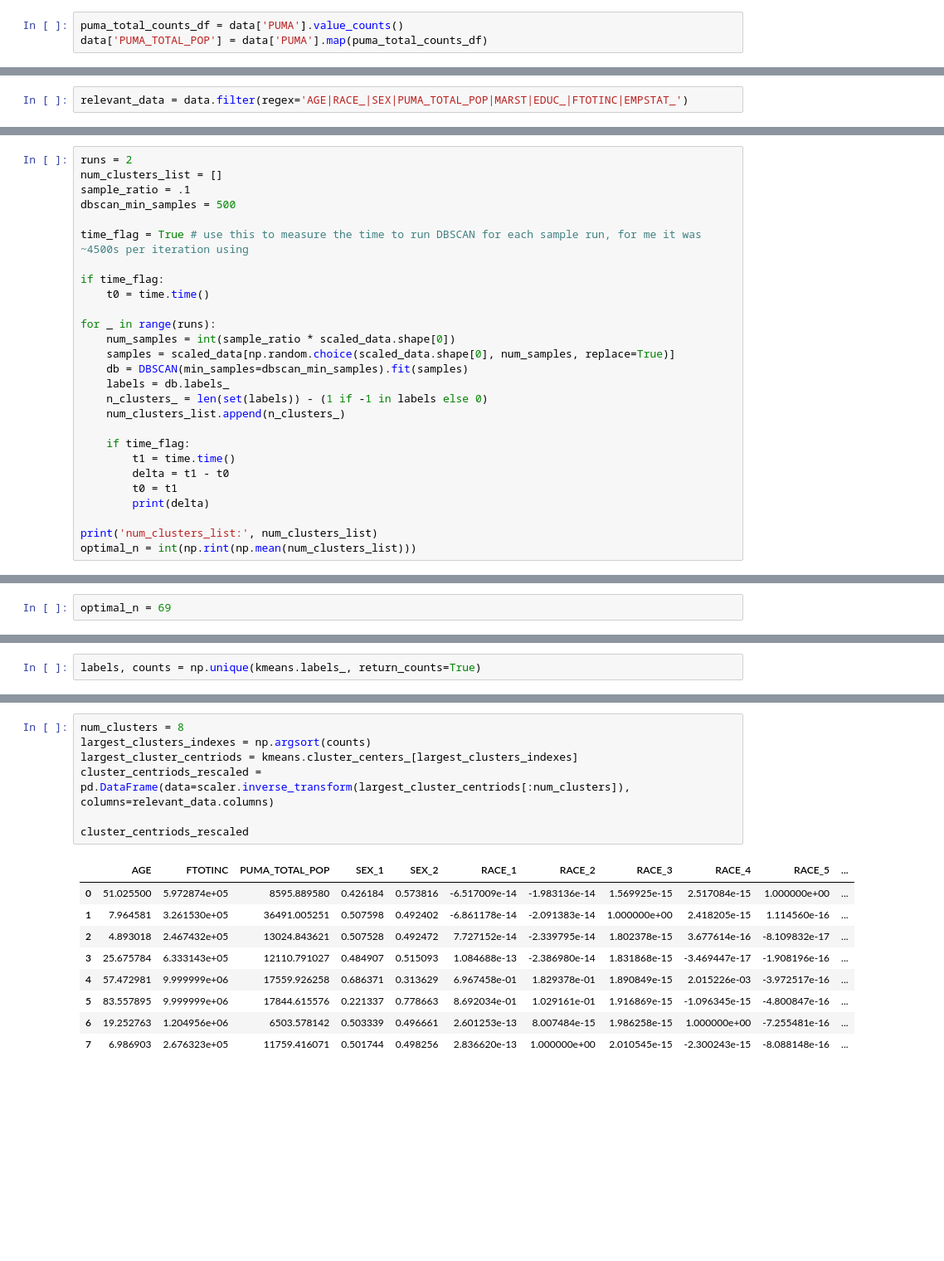
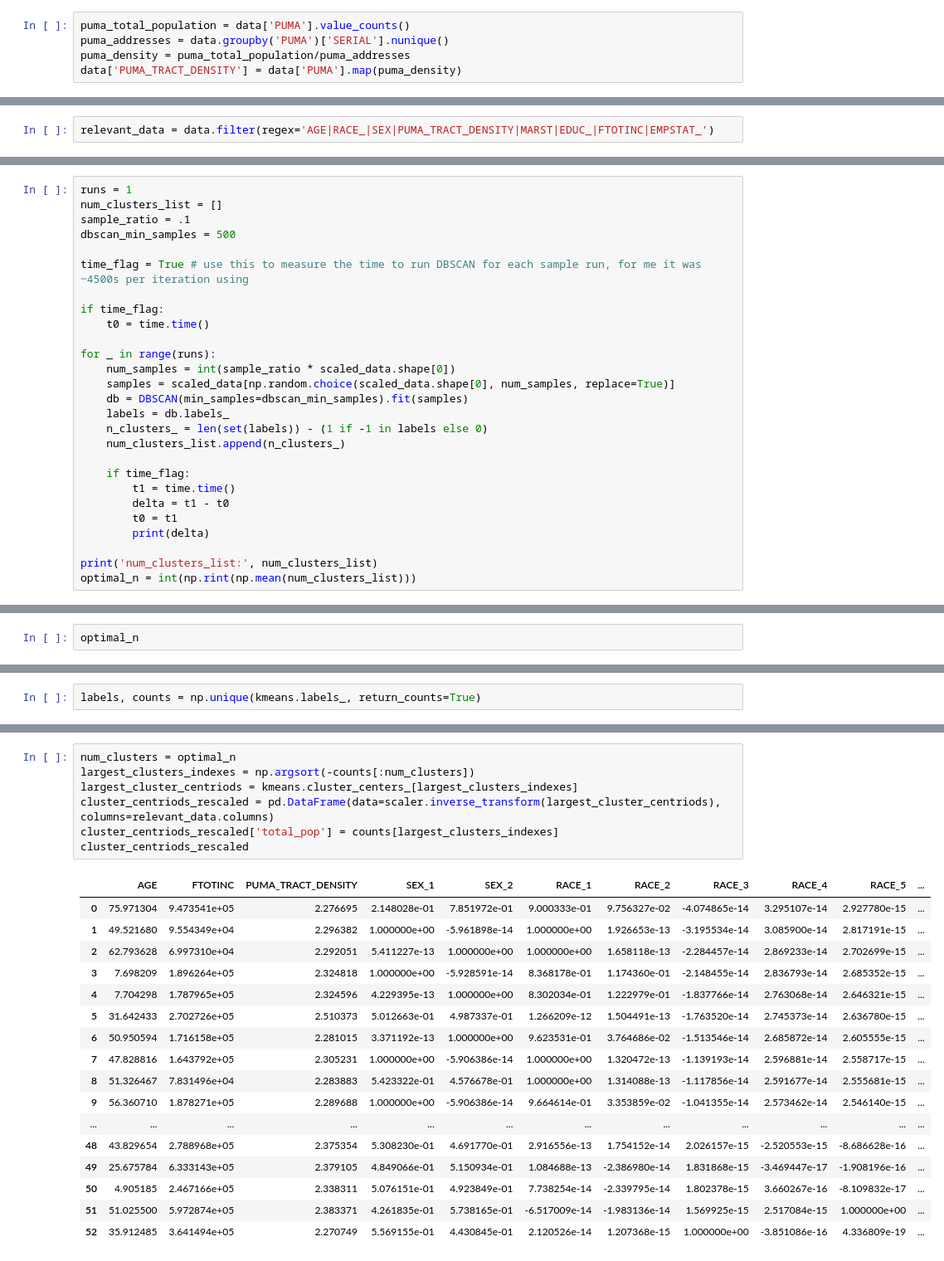
Before and after one commit to atran39/ModalAmerican, a Jupyter notebook: modal_american.ipynb, the cells around one changed output, grey strips where cells are left out. Shown at 83% size. Drawn from its saved outputs; the diff is of its cells as text; blank space fills up the shorter version.

```diff
--- a/modal_american.ipynb
+++ b/modal_american.ipynb
@@ -28,5 +28,7 @@ data.head()
 # %% [markdown]
 For neighborhood type category, need to calculate tract-weighted average density for each PUMA
 # %%
-puma_total_counts_df = data['PUMA'].value_counts()
-data['PUMA_TOTAL_POP'] = data['PUMA'].map(puma_total_counts_df)
+puma_total_population = data['PUMA'].value_counts()
+puma_addresses = data.groupby('PUMA')['SERIAL'].nunique()
+puma_density = puma_total_population/puma_addresses
+data['PUMA_TRACT_DENSITY'] = data['PUMA'].map(puma_density)
@@ -60,7 +71,7 @@ data.head()
 # %% [markdown]
 Extract only relevant columns and normalize
 # %%
-relevant_data = data.filter(regex='AGE|RACE_|SEX|PUMA_TOTAL_POP|MARST|EDUC_|FTOTINC|EMPSTAT_')
+relevant_data = data.filter(regex='AGE|RACE_|SEX|PUMA_TRACT_DENSITY|MARST|EDUC_|FTOTINC|EMPSTAT_')
 # %%
 relevant_data.columns
 # %% [output]
@@ -78,7 +89,7 @@ scaled_data = scaler.transform(relevant_data)
 # %% [markdown]
 Use DSCAN to estimate # of clusters
 # %%
-runs = 2
+runs = 1
 num_clusters_list = []
 sample_ratio = .1
 dbscan_min_samples = 500
@@ -111,3 +121,3 @@ num_clusters_list: [70, 68]
 # %%
-optimal_n = 69
+optimal_n
 # %% [output]
@@ -126,17 +136,25 @@ plt.show()
 # %%
-num_clusters = 8
-largest_clusters_indexes = np.argsort(counts)
+num_clusters = optimal_n
+largest_clusters_indexes = np.argsort(-counts[:num_clusters])
 largest_cluster_centriods = kmeans.cluster_centers_[largest_clusters_indexes]
-cluster_centriods_rescaled = pd.DataFrame(data=scaler.inverse_transform(largest_cluster_centriods[:num_clusters]), columns=relevant_data.columns)
-
+cluster_centriods_rescaled = pd.DataFrame(data=scaler.inverse_transform(largest_cluster_centriods), columns=relevant_data.columns)
+cluster_centriods_rescaled['total_pop'] = counts[largest_clusters_indexes]
 cluster_centriods_rescaled
 # %% [output]
-|  | AGE | FTOTINC | PUMA_TOTAL_POP | SEX_1 | SEX_2 | RACE_1 | RACE_2 | RACE_3 | RACE_4 | RACE_5 | ... |
-| 0 | 51.025500 | 5.972874e+05 | 8595.889580 | 0.426184 | 0.573816 | -6.517009e-14 | -1.983136e-14 | 1.569925e-15 | 2.517084e-15 | 1.000000e+00 | ... |
-| 1 | 7.964581 | 3.261530e+05 | 36491.005251 | 0.507598 | 0.492402 | -6.861178e-14 | -2.091383e-14 | 1.000000e+00 | 2.418205e-15 | 1.114560e-16 | ... |
-| 2 | 4.893018 | 2.467432e+05 | 13024.843621 | 0.507528 | 0.492472 | 7.727152e-14 | -2.339795e-14 | 1.802378e-15 | 3.677614e-16 | -8.109832e-17 | ... |
-| 3 | 25.675784 | 6.333143e+05 | 12110.791027 | 0.484907 | 0.515093 | 1.084688e-13 | -2.386980e-14 | 1.831868e-15 | -3.469447e-17 | -1.908196e-16 | ... |
-| 4 | 57.472981 | 9.999999e+06 | 17559.926258 | 0.686371 | 0.313629 | 6.967458e-01 | 1.829378e-01 | 1.890849e-15 | 2.015226e-03 | -3.972517e-16 | ... |
-| 5 | 83.557895 | 9.999999e+06 | 17844.615576 | 0.221337 | 0.778663 | 8.692034e-01 | 1.029161e-01 | 1.916869e-15 | -1.096345e-15 | -4.800847e-16 | ... |
-| 6 | 19.252763 | 1.204956e+06 | 6503.578142 | 0.503339 | 0.496661 | 2.601253e-13 | 8.007484e-15 | 1.986258e-15 | 1.000000e+00 | -7.255481e-16 | ... |
-| 7 | 6.986903 | 2.676323e+05 | 11759.416071 | 0.501744 | 0.498256 | 2.836620e-13 | 1.000000e+00 | 2.010545e-15 | -2.300243e-15 | -8.088148e-16 | ... |
+|  | AGE | FTOTINC | PUMA_TRACT_DENSITY | SEX_1 | SEX_2 | RACE_1 | RACE_2 | RACE_3 | RACE_4 | RACE_5 | ... |
+| 0 | 75.971304 | 9.473541e+05 | 2.276695 | 2.148028e-01 | 7.851972e-01 | 9.000333e-01 | 9.756327e-02 | -4.074865e-14 | 3.295107e-14 | 2.927780e-15 | ... |
+| 1 | 49.521680 | 9.554349e+04 | 2.296382 | 1.000000e+00 | -5.961898e-14 | 1.000000e+00 | 1.926653e-13 | -3.195534e-14 | 3.085900e-14 | 2.817191e-15 | ... |
+| 2 | 62.793628 | 6.997310e+04 | 2.292051 | 5.411227e-13 | 1.000000e+00 | 1.000000e+00 | 1.658118e-13 | -2.284457e-14 | 2.869233e-14 | 2.702699e-15 | ... |
+| 3 | 7.698209 | 1.896264e+05 | 2.324818 | 1.000000e+00 | -5.928591e-14 | 8.368178e-01 | 1.174360e-01 | -2.148455e-14 | 2.836793e-14 | 2.685352e-15 | ... |
+| 4 | 7.704298 | 1.787965e+05 | 2.324596 | 4.229395e-13 | 1.000000e+00 | 8.302034e-01 | 1.222979e-01 | -1.837766e-14 | 2.763068e-14 | 2.646321e-15 | ... |
+| 5 | 31.642433 | 2.702726e+05 | 2.510373 | 5.012663e-01 | 4.987337e-01 | 1.266209e-12 | 1.504491e-13 | -1.763520e-14 | 2.745373e-14 | 2.636780e-15 | ... |
+| 6 | 50.950594 | 1.716158e+05 | 2.281015 | 3.371192e-13 | 1.000000e+00 | 9.623531e-01 | 3.764686e-02 | -1.513546e-14 | 2.685872e-14 | 2.605555e-15 | ... |
+| 7 | 47.828816 | 1.643792e+05 | 2.305231 | 1.000000e+00 | -5.906386e-14 | 1.000000e+00 | 1.320472e-13 | -1.139193e-14 | 2.596881e-14 | 2.558717e-15 | ... |
+| 8 | 51.326467 | 7.831496e+04 | 2.283883 | 5.423322e-01 | 4.576678e-01 | 1.000000e+00 | 1.314088e-13 | -1.117856e-14 | 2.591677e-14 | 2.555681e-15 | ... |
+| 9 | 56.360710 | 1.878271e+05 | 2.289688 | 1.000000e+00 | -5.906386e-14 | 9.664614e-01 | 3.353859e-02 | -1.041355e-14 | 2.573462e-14 | 2.546140e-15 | ... |
+| ... | ... | ... | ... | ... | ... | ... | ... | ... | ... | ... | ... |
+| 48 | 43.829654 | 2.788968e+05 | 2.375354 | 5.308230e-01 | 4.691770e-01 | 2.916556e-13 | 1.754152e-14 | 2.026157e-15 | -2.520553e-15 | -8.686628e-16 | ... |
+| 49 | 25.675784 | 6.333143e+05 | 2.379105 | 4.849066e-01 | 5.150934e-01 | 1.084688e-13 | -2.386980e-14 | 1.831868e-15 | -3.469447e-17 | -1.908196e-16 | ... |
+| 50 | 4.905185 | 2.467166e+05 | 2.338311 | 5.076151e-01 | 4.923849e-01 | 7.738254e-14 | -2.339795e-14 | 1.802378e-15 | 3.660267e-16 | -8.109832e-17 | ... |
+| 51 | 51.025500 | 5.972874e+05 | 2.383371 | 4.261835e-01 | 5.738165e-01 | -6.517009e-14 | -1.983136e-14 | 1.569925e-15 | 2.517084e-15 | 1.000000e+00 | ... |
+| 52 | 35.912485 | 3.641494e+05 | 2.270749 | 5.569155e-01 | 4.430845e-01 | 2.120526e-14 | 1.207368e-15 | 1.000000e+00 | -3.851086e-16 | 4.336809e-19 | ... |
```
Also changed, not shown: parts of 10 cells of this notebook.
